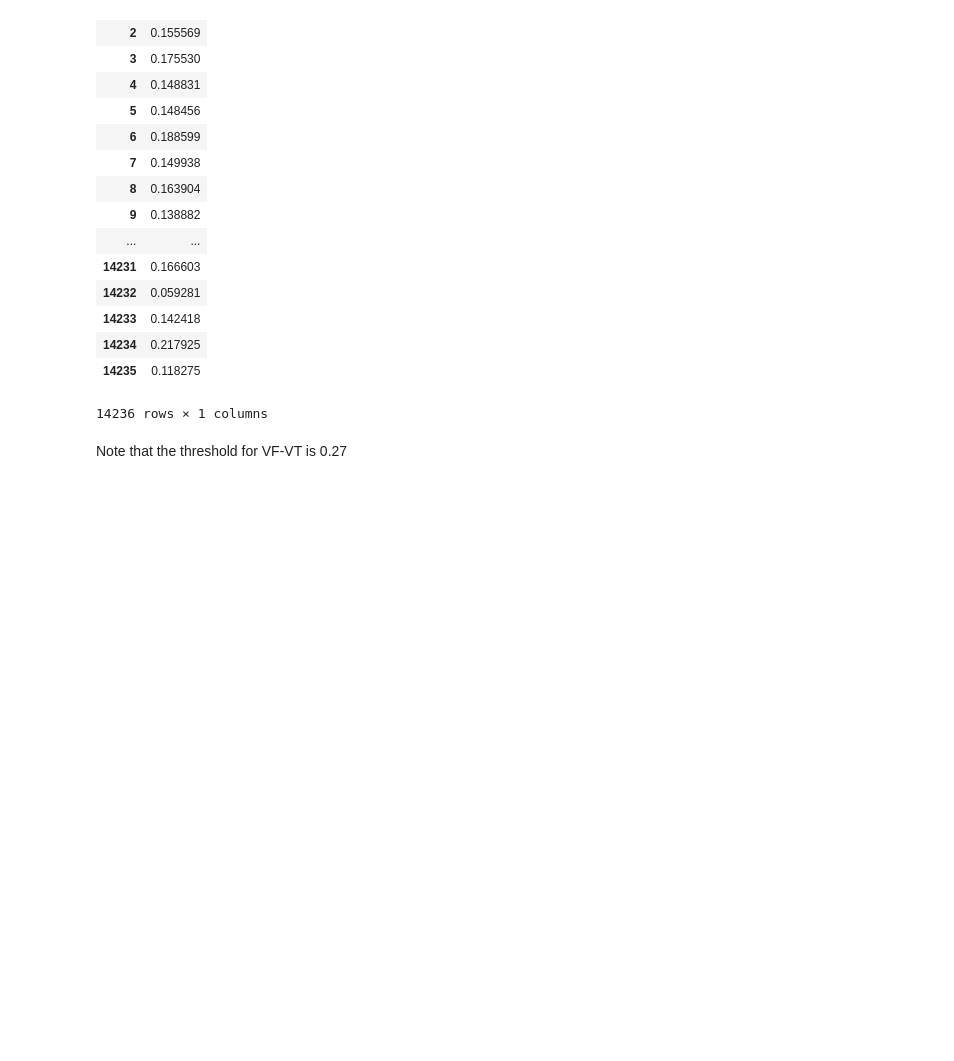
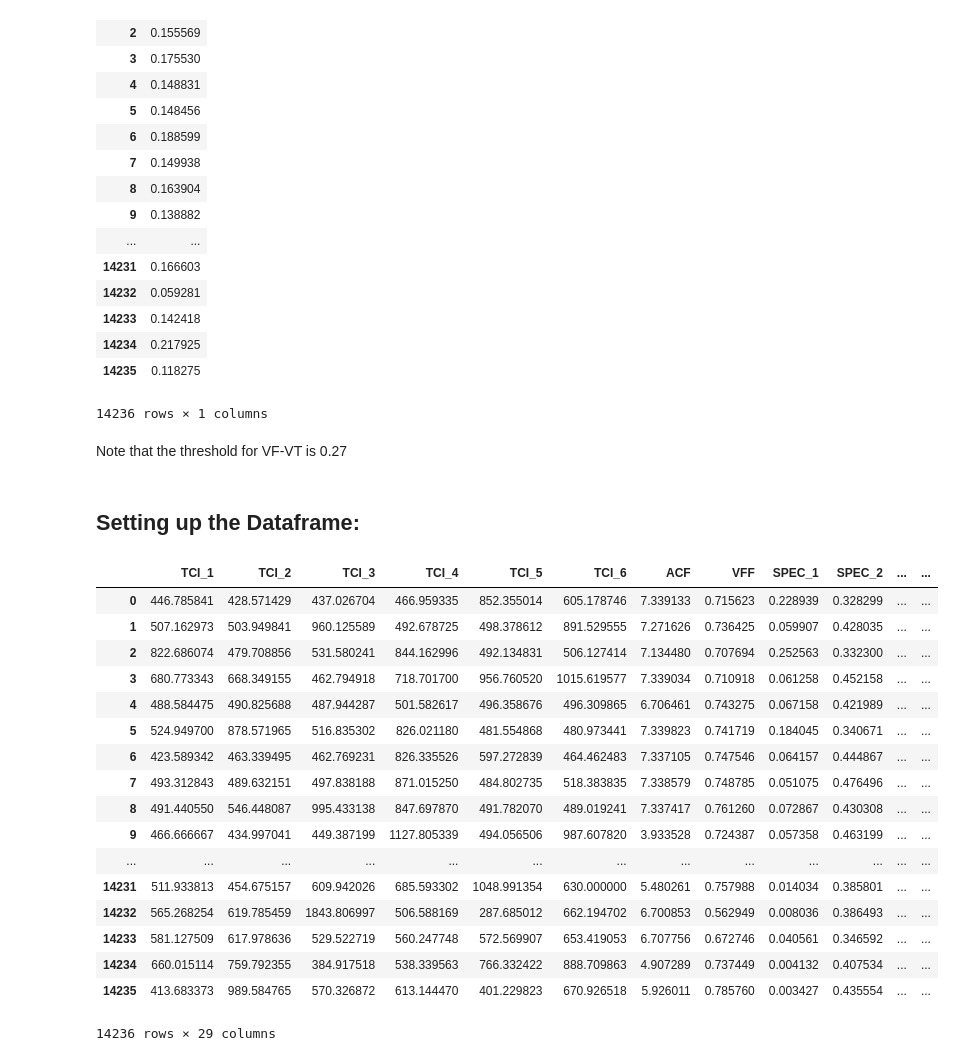
Before and after one commit to AhmadChaiban/War_on_arrhythmia, a Jupyter notebook: Thesis_Notebook.ipynb, the cells around one changed output. Cells and saved outputs as stored; diff of their text form; code cells hidden in the pictures; blank space fills up the shorter version.

```diff
--- a/Thesis_Notebook.ipynb
+++ b/Thesis_Notebook.ipynb
@@ -2549,2 +2538,4 @@ MAV_DF
 # %% [markdown]
 Note that the threshold for VF-VT is 0.27
+# %% [markdown]
+## Setting up the Dataframe:
@@ -2550,0 +2548,15 @@ Note that the threshold for VF-VT is 0.27
+# %%
+TCI = pd.read_csv("./Parameter_Data/TCI.csv",sep=",")
+ACF = pd.read_csv("./Parameter_Data/ACF.csv",sep=",")
+VFF = pd.read_csv("./Parameter_Data/VFF.csv",sep=",")
+SPEC = pd.read_csv("./Parameter_Data/SPEC.csv",sep=",")
+COMP = pd.read_csv("./Parameter_Data/Complexity.csv",sep=",")
+STD_EXP = pd.read_csv("./Parameter_Data/Standard_exp.csv",sep=",")
+MEA = pd.read_csv("./Parameter_Data/MEA.csv",sep=",")
+SCA = pd.read_csv("./Parameter_Data/SCA.csv",sep=",")
+WAVE_1 = pd.read_csv("./Parameter_Data/Wave1.csv",sep=",")
+WAVE_2 = pd.read_csv("./Parameter_Data/Wave2.csv",sep=",")
+Li = pd.read_csv("./Parameter_Data/Li.csv",sep=",")
+Tompkins = pd.read_csv("./Parameter_Data/Tompkins.csv",sep=",")
+MAV = pd.read_csv("./Parameter_Data/MAV.csv",sep=",")
+Labels = pd.read_csv("./Parameter_Data/Labels.csv",sep=",")
@@ -2550,0 +2578,24 @@ Note that the threshold for VF-VT is 0.27
+# %%
+Allofem = [TCI,ACF,VFF,SPEC,COMP,STD_EXP,MEA,SCA,WAVE_1,WAVE_2,Li,Tompkins,MAV]
+Params = pd.concat(Allofem,axis=1)
+# %%
+Params
+# %% [output]
+|  | TCI_1 | TCI_2 | TCI_3 | TCI_4 | TCI_5 | TCI_6 | ACF | VFF | SPEC_1 | SPEC_2 | ... | ... |
+| 0 | 446.785841 | 428.571429 | 437.026704 | 466.959335 | 852.355014 | 605.178746 | 7.339133 | 0.715623 | 0.228939 | 0.328299 | ... | ... |
+| 1 | 507.162973 | 503.949841 | 960.125589 | 492.678725 | 498.378612 | 891.529555 | 7.271626 | 0.736425 | 0.059907 | 0.428035 | ... | ... |
+| 2 | 822.686074 | 479.708856 | 531.580241 | 844.162996 | 492.134831 | 506.127414 | 7.134480 | 0.707694 | 0.252563 | 0.332300 | ... | ... |
+| 3 | 680.773343 | 668.349155 | 462.794918 | 718.701700 | 956.760520 | 1015.619577 | 7.339034 | 0.710918 | 0.061258 | 0.452158 | ... | ... |
+| 4 | 488.584475 | 490.825688 | 487.944287 | 501.582617 | 496.358676 | 496.309865 | 6.706461 | 0.743275 | 0.067158 | 0.421989 | ... | ... |
+| 5 | 524.949700 | 878.571965 | 516.835302 | 826.021180 | 481.554868 | 480.973441 | 7.339823 | 0.741719 | 0.184045 | 0.340671 | ... | ... |
+| 6 | 423.589342 | 463.339495 | 462.769231 | 826.335526 | 597.272839 | 464.462483 | 7.337105 | 0.747546 | 0.064157 | 0.444867 | ... | ... |
+| 7 | 493.312843 | 489.632151 | 497.838188 | 871.015250 | 484.802735 | 518.383835 | 7.338579 | 0.748785 | 0.051075 | 0.476496 | ... | ... |
+| 8 | 491.440550 | 546.448087 | 995.433138 | 847.697870 | 491.782070 | 489.019241 | 7.337417 | 0.761260 | 0.072867 | 0.430308 | ... | ... |
+| 9 | 466.666667 | 434.997041 | 449.387199 | 1127.805339 | 494.056506 | 987.607820 | 3.933528 | 0.724387 | 0.057358 | 0.463199 | ... | ... |
+| ... | ... | ... | ... | ... | ... | ... | ... | ... | ... | ... | ... | ... |
+| 14231 | 511.933813 | 454.675157 | 609.942026 | 685.593302 | 1048.991354 | 630.000000 | 5.480261 | 0.757988 | 0.014034 | 0.385801 | ... | ... |
+| 14232 | 565.268254 | 619.785459 | 1843.806997 | 506.588169 | 287.685012 | 662.194702 | 6.700853 | 0.562949 | 0.008036 | 0.386493 | ... | ... |
+| 14233 | 581.127509 | 617.978636 | 529.522719 | 560.247748 | 572.569907 | 653.419053 | 6.707756 | 0.672746 | 0.040561 | 0.346592 | ... | ... |
+| 14234 | 660.015114 | 759.792355 | 384.917518 | 538.339563 | 766.332422 | 888.709863 | 4.907289 | 0.737449 | 0.004132 | 0.407534 | ... | ... |
+| 14235 | 413.683373 | 989.584765 | 570.326872 | 613.144470 | 401.229823 | 670.926518 | 5.926011 | 0.785760 | 0.003427 | 0.435554 | ... | ... |
+14236 rows × 29 columns
```
Also changed, not shown: parts of 78 cells of this notebook, 14 other files.
